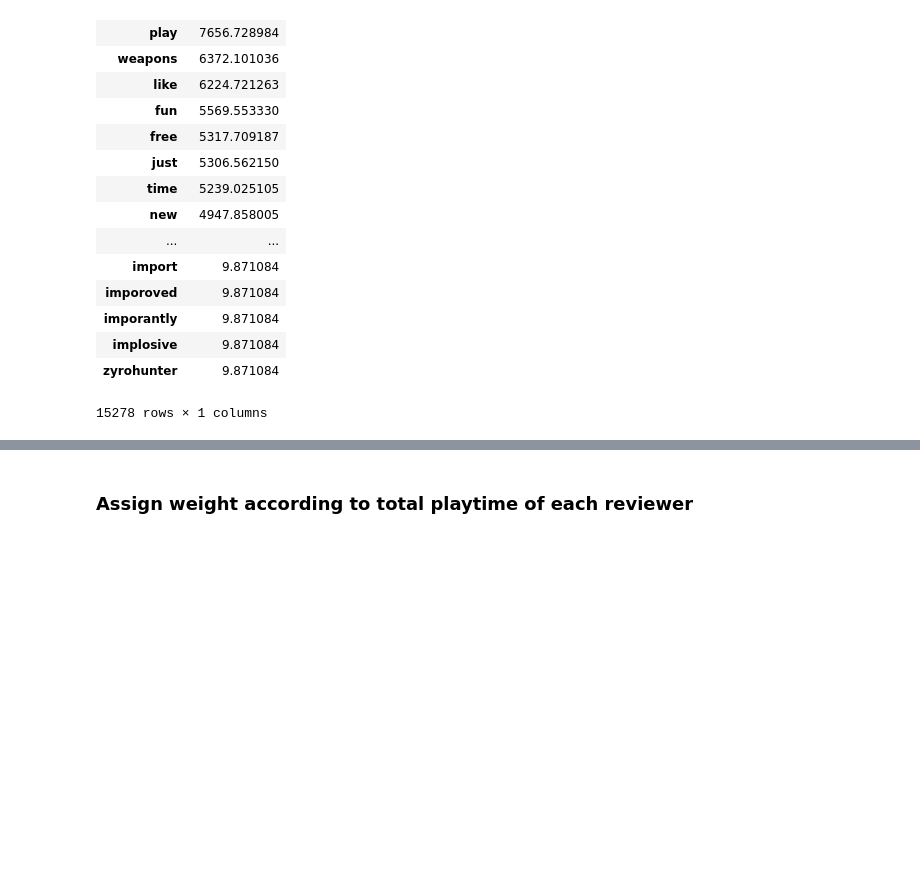
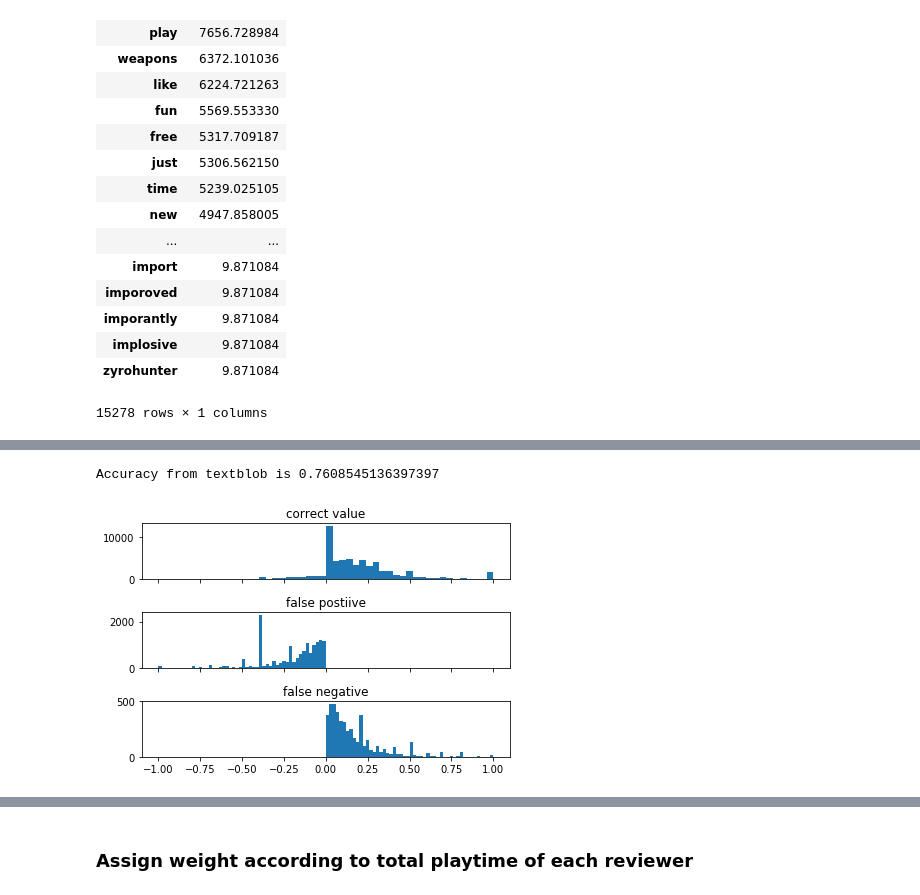
Before and after one commit to shshim906/Capstone1, a Jupyter notebook: game data wrangling.ipynb, the cells around one changed output, grey strips where cells are left out. Saved outputs shown, nothing was run; the diff lists cells and outputs as text; code cells hidden in the pictures; blank space fills up the shorter version.

```diff
--- a/game data wrangling.ipynb
+++ b/game data wrangling.ipynb
@@ -215,0 +383,45 @@ name='warframe'
+# %%
+tpos=list()
+tposnum=0
+
+fpos=list()
+fposnum=0
+
+tneg=list()
+tnegnum=0
+
+fneg=list()
+fnegnum=0
+
+sentimentcol=review_df['sentiment']
+ratingcol=review_df['rating']
+for num in range(len(review_df)):
+    if (sentimentcol[num]<0 and ratingcol[num]=="Recommended"):
+        fpos.append(sentimentcol[num])
+        fposnum=fposnum+1
+    elif (sentimentcol[num]>0 and ratingcol[num]=="Not Recommended"):
+        fneg.append(sentimentcol[num])
+        fnegnum=fnegnum+1
+    elif (sentimentcol[num]>0 and ratingcol[num]=="Recommended"):
+        tpos.append(sentimentcol[num])
+        tposnum=tposnum+1
+    else:
+        tneg.append(sentimentcol[num])
+        tnegnum=tnegnum+1
+accuracy=(tposnum+tnegnum)/(tposnum+tnegnum+fposnum+fnegnum)
+# %%
+print("Accuracy from textblob is", accuracy)
+# %% [output]
+Accuracy from textblob is 0.7608545136397397
+# %%
+import matplotlib.pyplot as plt
+data=(tpos+tneg,fpos,fneg)
+titles=['correct value','false postiive','false negative']
+f, a=plt.subplots(3,1,sharex=True)
+a=a.ravel()
+for idx, ax in enumerate(a):
+    ax.hist(data[idx],bins=50)
+    ax.set_title(titles[idx])
+plt.tight_layout()
+# %% [output]
+[figure, added]
```
Also changed, not shown: parts of 62 cells of this notebook, 1 other file.
